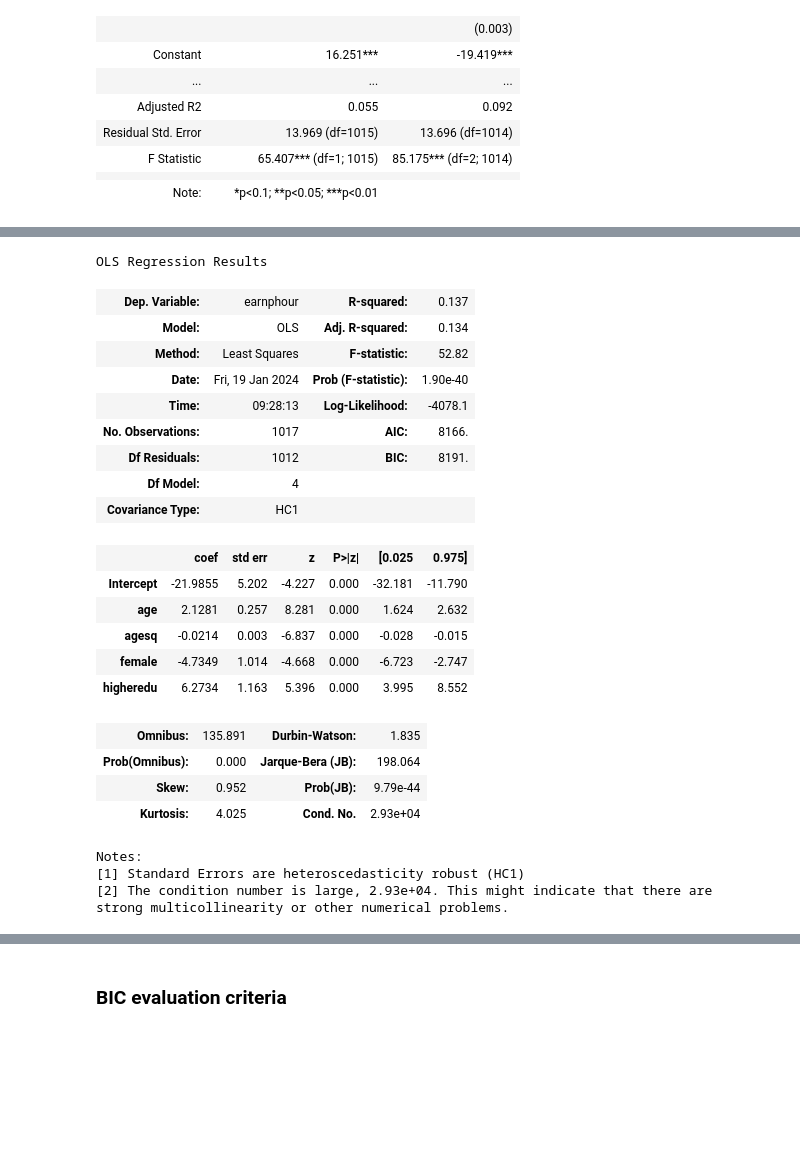
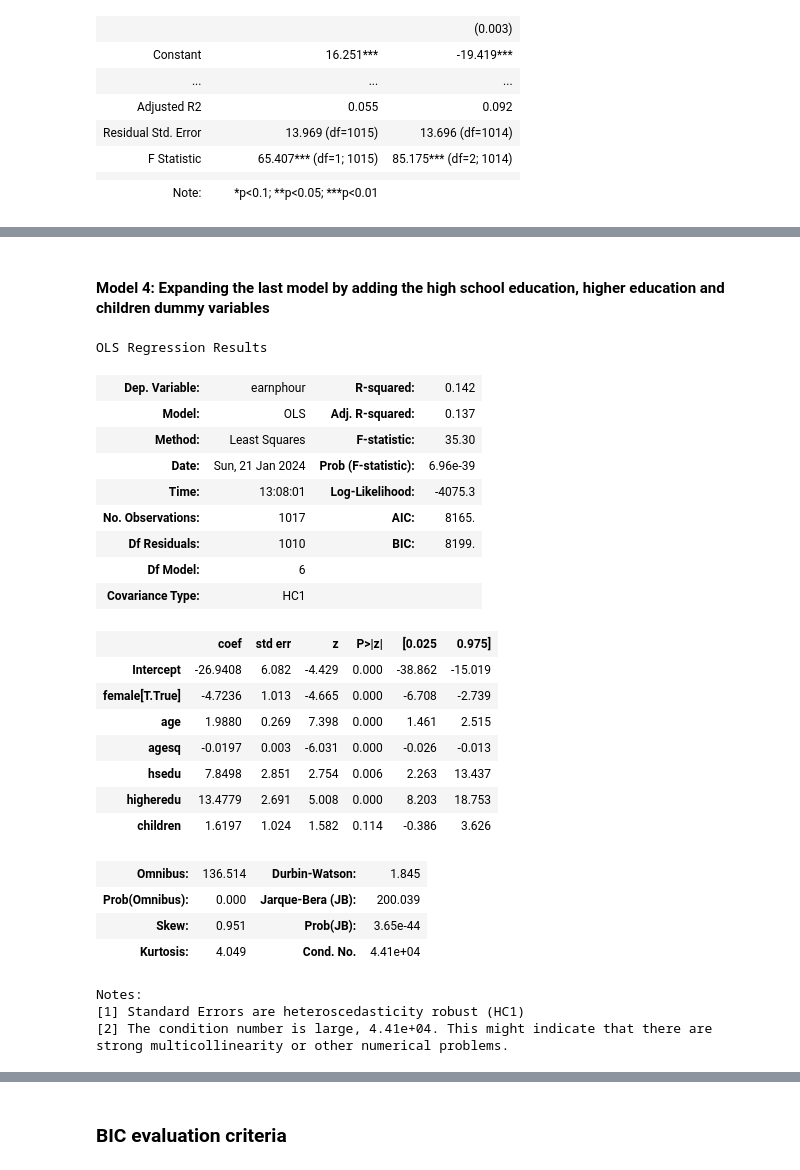
Before and after one commit to zsofiarebeka/DA3_Assignment-1, a Jupyter notebook: DA3_Assignment-1.ipynb, the cells around one changed output, grey strips where cells are left out. Saved outputs shown, nothing was run; the diff lists cells and outputs as text; code cells hidden in the pictures; blank space fills up the shorter version.

```diff
--- a/DA3_Assignment-1.ipynb
+++ b/DA3_Assignment-1.ipynb
@@ -99,10 +101,11 @@ data
 # %%
-# Creating new variable: earnings per hour
+# Creating new variables
 data["earnphour"] = data["earnwke"] / data["uhours"]
 data["lnearnphour"] = np.log(data["earnphour"])
 data["female"] = (data["sex"] == 2)
 data["agesq"] = np.power(data["age"], 2)
 data["edu"] = data["grade92"]
+data["children"] = (data["chldpres"].isin([1,2,3,4]).astype(int))
 # %%
 # Grouping educational levels and creating dummies
 # 'hsedu' referring to high school education
@@ -296,34 +300,38 @@ Notes:
 [1] Standard Errors are heteroscedasticity robust (HC1)
 [2] The condition number is large, 2.88e+04. This might indicate that there are
 strong multicollinearity or other numerical problems.
+# %% [markdown]
+#### Model 4: Expanding the last model by adding the high school education, higher education and children dummy variables
 # %%
 # Creating the regression of Model 4
-reg4 = smf.ols(formula="earnphour~ age + agesq + female + higheredu", data=data).fit(cov_type="HC1")
+reg4 = smf.ols(formula="earnphour~age + agesq + female + hsedu + higheredu + children", data=data).fit(cov_type="HC1")
 reg4.summary()
 # %% [output]
 OLS Regression Results
-| Dep. Variable: | earnphour | R-squared: | 0.137 |
-| Model: | OLS | Adj. R-squared: | 0.134 |
-| Method: | Least Squares | F-statistic: | 52.82 |
-| Date: | Fri, 19 Jan 2024 | Prob (F-statistic): | 1.90e-40 |
-| Time: | 09:28:13 | Log-Likelihood: | -4078.1 |
-| No. Observations: | 1017 | AIC: | 8166. |
-| Df Residuals: | 1012 | BIC: | 8191. |
-| Df Model: | 4 |  |  |
+| Dep. Variable: | earnphour | R-squared: | 0.142 |
+| Model: | OLS | Adj. R-squared: | 0.137 |
+| Method: | Least Squares | F-statistic: | 35.30 |
+| Date: | Sun, 21 Jan 2024 | Prob (F-statistic): | 6.96e-39 |
+| Time: | 13:08:01 | Log-Likelihood: | -4075.3 |
+| No. Observations: | 1017 | AIC: | 8165. |
+| Df Residuals: | 1010 | BIC: | 8199. |
+| Df Model: | 6 |  |  |
 | Covariance Type: | HC1 |  |  |
 |  | coef | std err | z | P>|z| | [0.025 | 0.975] |
-| Intercept | -21.9855 | 5.202 | -4.227 | 0.000 | -32.181 | -11.790 |
-| age | 2.1281 | 0.257 | 8.281 | 0.000 | 1.624 | 2.632 |
-| agesq | -0.0214 | 0.003 | -6.837 | 0.000 | -0.028 | -0.015 |
-| female | -4.7349 | 1.014 | -4.668 | 0.000 | -6.723 | -2.747 |
-| higheredu | 6.2734 | 1.163 | 5.396 | 0.000 | 3.995 | 8.552 |
+| Intercept | -26.9408 | 6.082 | -4.429 | 0.000 | -38.862 | -15.019 |
+| female[T.True] | -4.7236 | 1.013 | -4.665 | 0.000 | -6.708 | -2.739 |
+| age | 1.9880 | 0.269 | 7.398 | 0.000 | 1.461 | 2.515 |
+| agesq | -0.0197 | 0.003 | -6.031 | 0.000 | -0.026 | -0.013 |
+| hsedu | 7.8498 | 2.851 | 2.754 | 0.006 | 2.263 | 13.437 |
+| higheredu | 13.4779 | 2.691 | 5.008 | 0.000 | 8.203 | 18.753 |
+| children | 1.6197 | 1.024 | 1.582 | 0.114 | -0.386 | 3.626 |
-| Omnibus: | 135.891 | Durbin-Watson: | 1.835 |
-| Prob(Omnibus): | 0.000 | Jarque-Bera (JB): | 198.064 |
-| Skew: | 0.952 | Prob(JB): | 9.79e-44 |
-| Kurtosis: | 4.025 | Cond. No. | 2.93e+04 |
+| Omnibus: | 136.514 | Durbin-Watson: | 1.845 |
+| Prob(Omnibus): | 0.000 | Jarque-Bera (JB): | 200.039 |
+| Skew: | 0.951 | Prob(JB): | 3.65e-44 |
+| Kurtosis: | 4.049 | Cond. No. | 4.41e+04 |
 Notes:
 [1] Standard Errors are heteroscedasticity robust (HC1)
-[2] The condition number is large, 2.93e+04. This might indicate that there are
+[2] The condition number is large, 4.41e+04. This might indicate that there are
 strong multicollinearity or other numerical problems.
 # %%
 # Summarizing the regression results with HC1 robust standard error
```
Also changed, not shown: parts of 38 cells of this notebook.
